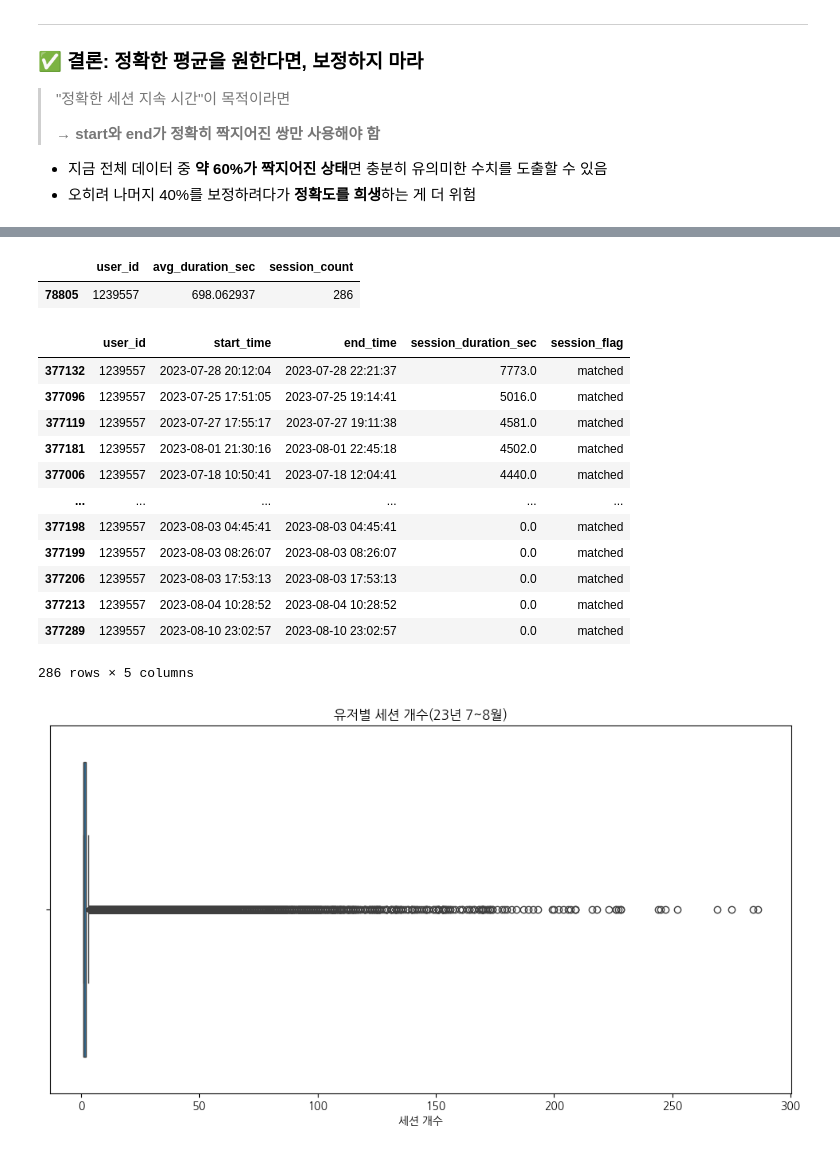
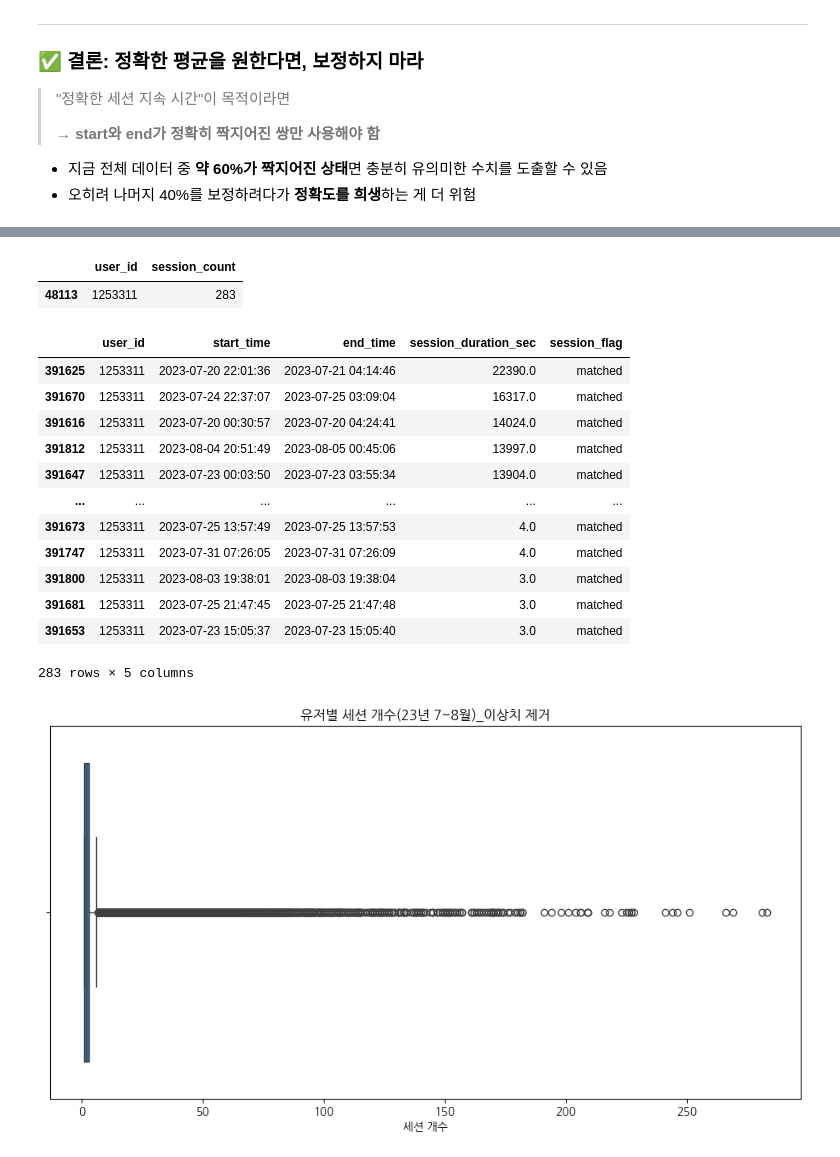
Before and after one commit to seung127/codeit_project, a Jupyter notebook: codeit-project-docker/notebooks/eda_hackle.ipynb, the cells around one changed output, grey strips where cells are left out. Cells and saved outputs as stored; diff of their text form; code cells hidden in the pictures.

```diff
--- a/codeit-project-docker/notebooks/eda_hackle.ipynb
+++ b/codeit-project-docker/notebooks/eda_hackle.ipynb
@@ -1375,4 +1378,0 @@ final_hackle_df.drop(columns = ['id']).duplicated().sum()
-# %%
-# id 컬럼 제외하고 중복 기준으로 중복 제거
-final_hackle_df = final_hackle_df[~final_hackle_df.drop(columns=['id']).duplicated()]
-final_hackle_df.shape
@@ -2007,0 +2079,5 @@ matched_df['user_id'].nunique()
+# %%
+# start_time == end_time 만 추출해놓기
+same_time_df = matched_df[matched_df['start_time'] == matched_df['end_time']]
+# start_time == end_time 제외
+matched_df = matched_df[matched_df['start_time'] != matched_df['end_time']]
@@ -2007,0 +2149,9 @@ matched_df['user_id'].nunique()
+# %%
+# 상위 0.5% 커트 기준
+cutoff = matched_df['session_duration_sec'].quantile(0.995)
+
+# 이상치 제거된 데이터프레임
+cleaned_df = matched_df[matched_df['session_duration_sec'] <= cutoff]
+
+# 상위 0.5% 이상치 따로 저장
+outliers_df = matched_df[matched_df['session_duration_sec'] > cutoff]
@@ -2140,0 +2299,4 @@ dtype: int64
+# %%
+#  유저별 세션 개수 구하기
+session_counts_df = cleaned_df.groupby('user_id').size().reset_index(name='session_count')
+show_df_info(session_counts_df,'session_counts_df')
@@ -2141,30 +2344,31 @@ dtype: int64
 # %%
-session_cnt_duration_df[session_cnt_duration_df['session_count'] == 286]
+# 세션 쌍 개수 최대인 유저 탐색
+session_counts_df[session_counts_df['session_count'] == 283]
 # %% [output]
-|  | user_id | avg_duration_sec | session_count |
-| 78805 | 1239557 | 698.062937 | 286 |
+|  | user_id | session_count |
+| 48113 | 1253311 | 283 |
 # %%
-matched_df[matched_df['user_id'].isin(['1239557'])].sort_values('session_duration_sec', ascending = False) # 최대 약 2시간 정도
+matched_df[matched_df['user_id'].isin(['1253311'])].sort_values('session_duration_sec', ascending = False) # 최대 6시간 13분
 # %% [output]
 |  | user_id | start_time | end_time | session_duration_sec | session_flag |
-| 377132 | 1239557 | 2023-07-28 20:12:04 | 2023-07-28 22:21:37 | 7773.0 | matched |
-| 377096 | 1239557 | 2023-07-25 17:51:05 | 2023-07-25 19:14:41 | 5016.0 | matched |
-| 377119 | 1239557 | 2023-07-27 17:55:17 | 2023-07-27 19:11:38 | 4581.0 | matched |
-| 377181 | 1239557 | 2023-08-01 21:30:16 | 2023-08-01 22:45:18 | 4502.0 | matched |
-| 377006 | 1239557 | 2023-07-18 10:50:41 | 2023-07-18 12:04:41 | 4440.0 | matched |
+| 391625 | 1253311 | 2023-07-20 22:01:36 | 2023-07-21 04:14:46 | 22390.0 | matched |
+| 391670 | 1253311 | 2023-07-24 22:37:07 | 2023-07-25 03:09:04 | 16317.0 | matched |
+| 391616 | 1253311 | 2023-07-20 00:30:57 | 2023-07-20 04:24:41 | 14024.0 | matched |
+| 391812 | 1253311 | 2023-08-04 20:51:49 | 2023-08-05 00:45:06 | 13997.0 | matched |
+| 391647 | 1253311 | 2023-07-23 00:03:50 | 2023-07-23 03:55:34 | 13904.0 | matched |
 | ... | ... | ... | ... | ... | ... |
-| 377198 | 1239557 | 2023-08-03 04:45:41 | 2023-08-03 04:45:41 | 0.0 | matched |
-| 377199 | 1239557 | 2023-08-03 08:26:07 | 2023-08-03 08:26:07 | 0.0 | matched |
-| 377206 | 1239557 | 2023-08-03 17:53:13 | 2023-08-03 17:53:13 | 0.0 | matched |
-| 377213 | 1239557 | 2023-08-04 10:28:52 | 2023-08-04 10:28:52 | 0.0 | matched |
-| 377289 | 1239557 | 2023-08-10 23:02:57 | 2023-08-10 23:02:57 | 0.0 | matched |
+| 391673 | 1253311 | 2023-07-25 13:57:49 | 2023-07-25 13:57:53 | 4.0 | matched |
+| 391747 | 1253311 | 2023-07-31 07:26:05 | 2023-07-31 07:26:09 | 4.0 | matched |
+| 391800 | 1253311 | 2023-08-03 19:38:01 | 2023-08-03 19:38:04 | 3.0 | matched |
+| 391681 | 1253311 | 2023-07-25 21:47:45 | 2023-07-25 21:47:48 | 3.0 | matched |
+| 391653 | 1253311 | 2023-07-23 15:05:37 | 2023-07-23 15:05:40 | 3.0 | matched |
-286 rows × 5 columns
+283 rows × 5 columns
 # %%
 # 박스플롯
 plt.figure(figsize=(12,6))
-sns.boxplot(data=session_cnt_duration_df, x='session_count')
-plt.title('유저별 세션 개수(23년 7~8월)')
+sns.boxplot(data=session_counts_df, x='session_count')
+plt.title('유저별 세션 개수(23년 7~8월)_이상치 제거')
 plt.xlabel('세션 개수')
 plt.show()
 # %% [output]
-[figure, old version]
+[figure, new version]
```
Also changed, not shown: parts of 60 cells of this notebook.
